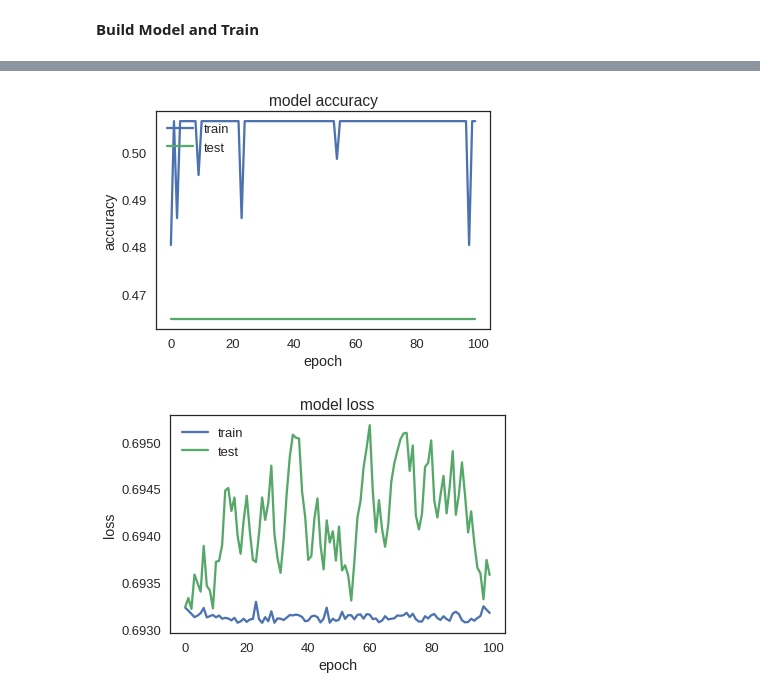
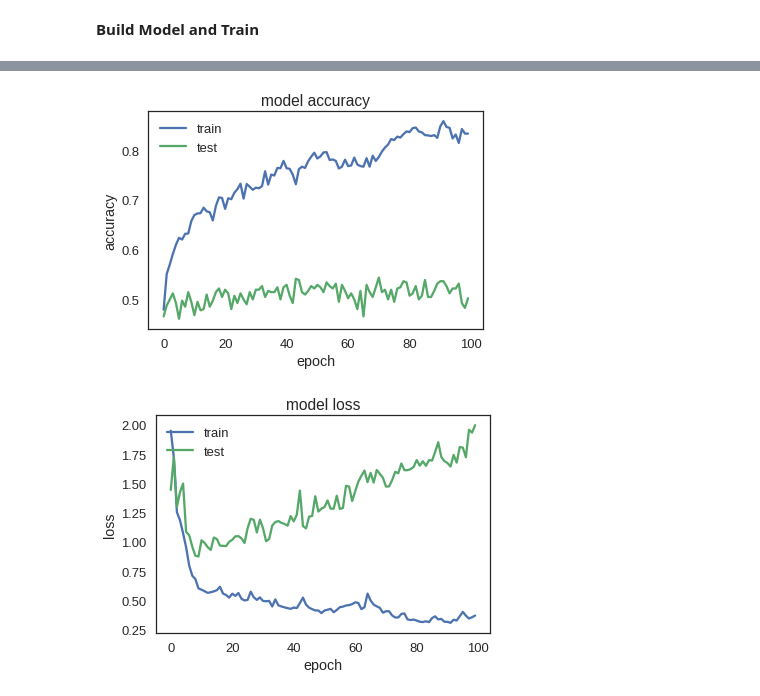
Before and after one commit to kylemath/EEG-Classification, a Jupyter notebook: notebooks/CNN_LSTM_Muse_Kyle.ipynb, the cells around one changed output, grey strips where cells are left out. Cells and saved outputs as stored; diff of their text form; code cells hidden in the pictures.

```diff
--- a/notebooks/CNN_LSTM_Muse_Kyle.ipynb
+++ b/notebooks/CNN_LSTM_Muse_Kyle.ipynb
@@ -149,9 +151,13 @@ Requirement already satisfied: mne in /usr/local/lib/python3.6/dist-packages (0.
 **Parameters**
 # %%
 #Parameters#
-subs = [102, 103, 104, 105, 106, 108, 109, 110, 111, 112,
+subs = [101, 102, 103, 104, 105, 106, 108, 109, 110, 111, 112,
         202, 203, 204, 205, 207, 208, 209, 210, 211,
         301, 302, 303, 304, 305, 306, 307, 308, 309]
+
+#subs = [ 205, 207, 208, 209]
+
+#subs = [ 302]
 
 data_dir = 'visual/cueing'
 event_ids = ['LeftCue','RightCue']
@@ -162,7 +168,7 @@ eeg_filter_highpass = 1
 eeg_filter_lowpass = 30
 
 #artifact rejection
-rej_thresh_uV = 1000
+rej_thresh_uV = 500
 rej_thresh = rej_thresh_uV*1e-6
 
 #trial epoch limits (must all work together with decimation and frequencies to create square)
@@ -182,6 +188,8 @@ spect_baseline = [-1,-.5]
 electrodes_out = [0,1,2,3]
 
 #Training Settings
-batch_size = 32
+batch_size = 64
+train_epochs = 100
 num_classes = len(event_ids)
-train_epochs = 100
+
+print('Parameters Set')
@@ -334,20 +361,29 @@ X Examples:
 # %% [markdown]
 **Build Model and Train**
 # %%
+#DenseFeedforward Network
+model = Sequential()
+model.add(Flatten())
+model.add(Dense(100, activation='relu', input_dim=input_shape))
+model.add(Dense(2, activation='softmax'))
+
+
+#model.add(Dropout(.10))
+
 # Create CNN in keras
-model = Sequential()
-model.add(Conv2D(64, (3, 3), input_shape=input_shape))
-model.add(Activation('relu'))
-model.add(Conv2D(32, (3, 3)))
-model.add(Activation('relu'))
-model.add(MaxPooling2D(pool_size=(2, 2)))
-model.add(Flatten())
-model.add(Dense(10))
-model.add(Activation('relu'))
-model.add(Dense(num_classes))
-model.add(Activation('softmax'))
+#model = Sequential()
+#model.add(Conv2D(64, (3, 3), input_shape=input_shape))
+#model.add(Activation('relu'))
+#model.add(Conv2D(32, (3, 3)))
+#model.add(Activation('relu'))
+#model.add(MaxPooling2D(pool_size=(2, 2)))
+#model.add(Flatten())
+#model.add(Dense(10))
+#model.add(Activation('relu'))
+#model.add(Dense(num_classes))
+#model.add(Activation('softmax'))
 
-# initiate RMSprop optimizer
+# initiate adam optimizer
 opt = keras.optimizers.Adam(lr=0.001, beta_1=0.9, beta_2=0.999,
                             epsilon=None, decay=0.0, amsgrad=False)
 
@@ -356,8 +392,6 @@ model.compile(loss='categorical_crossentropy',
               optimizer=opt,
               metrics=['accuracy'])
 
-#Summarize
-model.summary()
 
 
 #Train Model
@@ -367,6 +401,10 @@ history = model.fit(x_train, y_train,
           validation_data=(x_test, y_test),
           shuffle=True,
           verbose=True)
+
+#Summarize
+model.summary()
+
 
 # list all data in history
 print(history.history.keys())
@@ -406,3 +444,3 @@ Epoch 100/100
 dict_keys(['val_loss', 'val_acc', 'loss', 'acc'])
-[figure, old version]
+[figure, new version]
-[figure, old version]
+[figure, new version]
```
Also changed, not shown: parts of 8 cells of this notebook.
